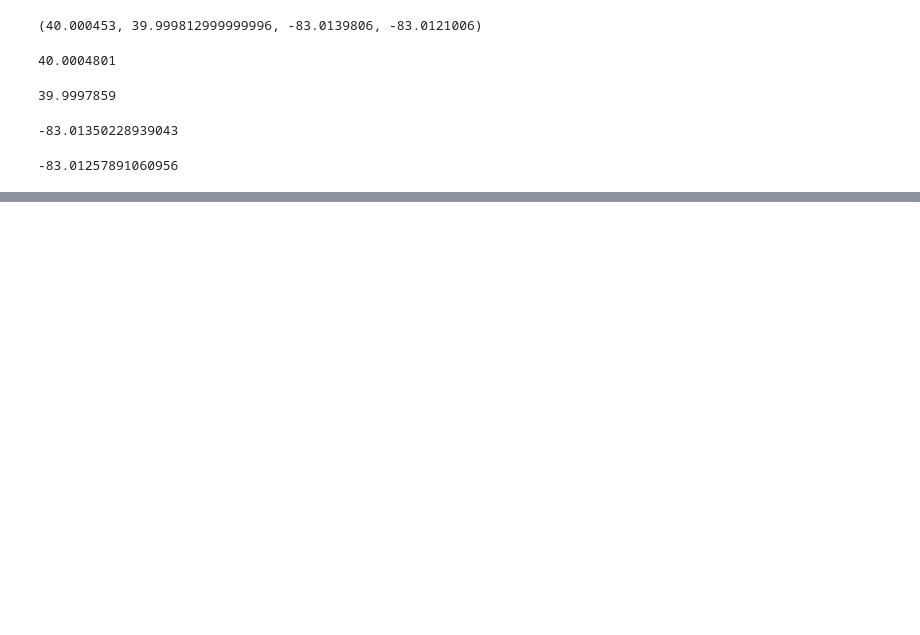
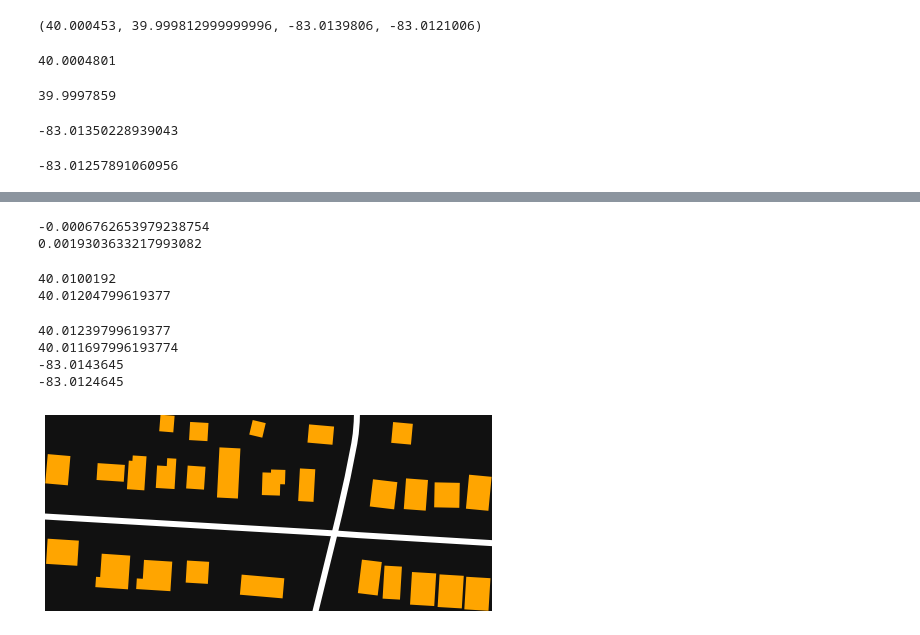
Before and after one commit to dkarakay/gm-with-osm, a Jupyter notebook: osmnx_test.ipynb, the cells around one changed output, grey strips where cells are left out. Drawn from its saved outputs; the diff is of its cells as text; code cells hidden in the pictures; blank space fills up the shorter version.

```diff
--- a/osmnx_test.ipynb
+++ b/osmnx_test.ipynb
@@ -123,0 +148,6 @@ def make_plot_2(place,north,south,east,west, network_type='drive', dpi=200, defa
+# %%
+latitude = 40.0100192
+longitude = -83.0134145
+place = 'a0'
+north, south, east, west = getting_boundary_coordinates(lat=latitude, long=longitude)
+make_plot_2(place, north=north, south=south, east=east, west=west)
@@ -171,0 +285,58 @@ for i in range(2):
+# %%
+def getting_boundary_coordinates(lat: float, long: float) -> (float, float, float, float):
+    lat_coef = 0.00035
+    long_coef = 0.00095
+
+    north = lat + lat_coef
+    south = lat - lat_coef
+    east = long + long_coef
+    west = long - long_coef
+
+    return north, west,south,east
+
+def getting_boundary_coordinates2(lat: float, long: float) -> (float, float, float, float):
+    lat_coef = 0.00030
+    long_coef = 0.00090
+
+    north = lat + lat_coef
+    south = lat - lat_coef
+    east = long + long_coef
+    west = long - long_coef
+
+    return south, east
+# %%
+lat_shift = calc_latitude_shift(screen_height, (offset_top + offset_bottom), zoom) - 0.00021
+long_shift = calc_longitude_shift(screen_width, (offset_left + offset_right), zoom) + 0.000595
+# %%
+print(lat_shift)
+print(long_shift)
+# %% [output]
+-0.0006762653979238754
+0.0019303633217993082
+# %%
+lat_s = lat + (lat_shift * rows)
+long_s = long + (long_shift * cols)
+print(lat)
+lat -= lat_shift * 3
+print(lat)
+north, west,south,east = getting_boundary_coordinates(lat,long)
+#south, east = getting_boundary_coordinates2(lat_s,long_s)
+# %% [output]
+40.0100192
+40.01204799619377
+# %%
+print(north)
+print(south)
+print(west)
+print(east)
+# %% [output]
+40.01239799619377
+40.011697996193774
+-83.0143645
+-83.0124645
+# %%
+outfile='00-image'
+c_osm = 5
+create_map_from_osm(outfile=outfile, c_osm=c_osm, north=north, south=south, east=east, west=west)
+# %% [output]
+[figure, added]
```
Also changed, not shown: parts of 12 cells of this notebook, 4 other files.
